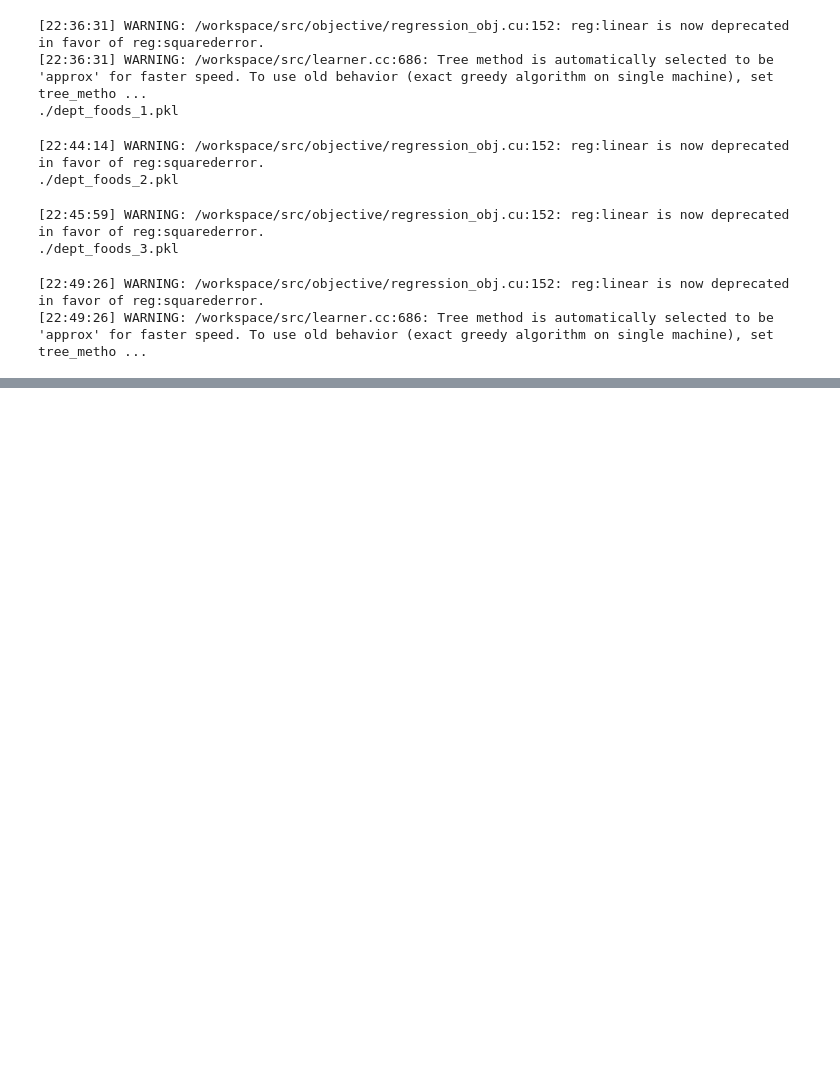
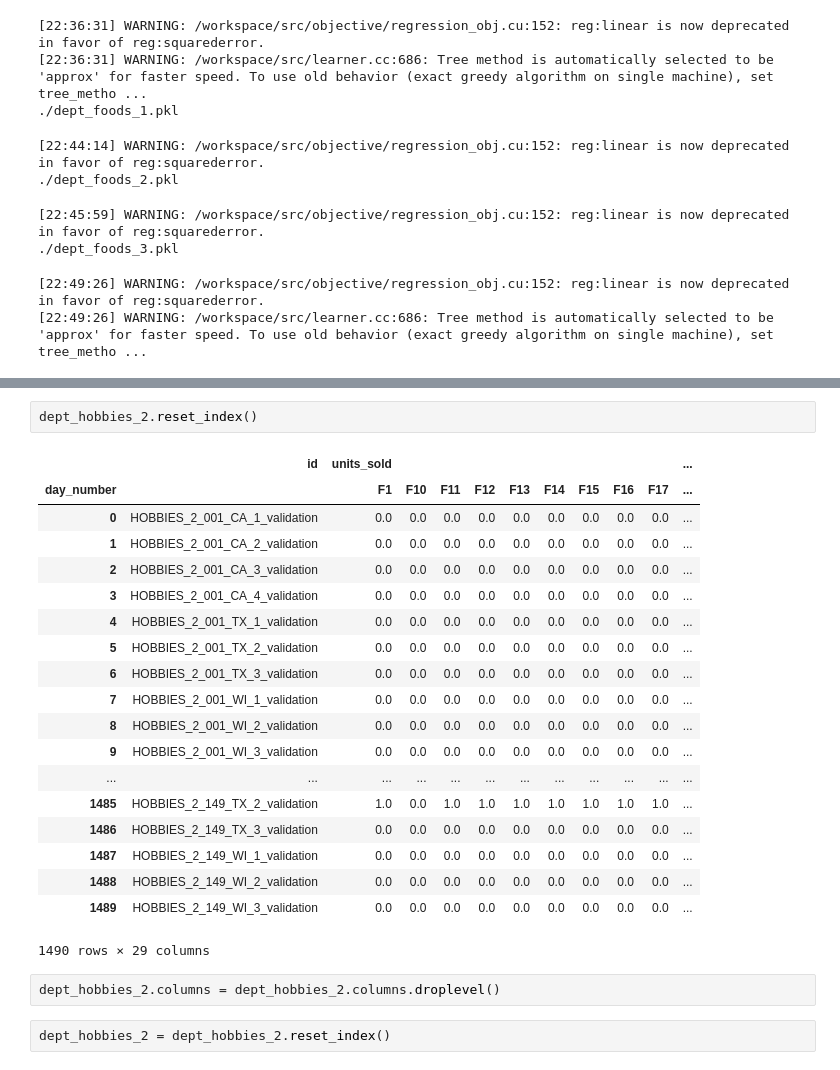
Before and after one commit to atabas/M5-Forecasting-Accuracy, a Jupyter notebook: 6-XGBoostDepartmentLevel.ipynb, the cells around one changed output, grey strips where cells are left out. Cells and saved outputs as stored; diff of their text form; blank space fills up the shorter version.

```diff
--- a/6-XGBoostDepartmentLevel.ipynb
+++ b/6-XGBoostDepartmentLevel.ipynb
@@ -99,0 +143,26 @@ array(['HOBBIES_2_001', 'HOBBIES_2_002', 'HOBBIES_2_003', ...,
+# %%
+dept_hobbies_2.reset_index()
+# %% [output]
+|  | id | units_sold |  |  |  |  |  |  |  |  | ... |
+| day_number |  | F1 | F10 | F11 | F12 | F13 | F14 | F15 | F16 | F17 | ... |
+| 0 | HOBBIES_2_001_CA_1_validation | 0.0 | 0.0 | 0.0 | 0.0 | 0.0 | 0.0 | 0.0 | 0.0 | 0.0 | ... |
+| 1 | HOBBIES_2_001_CA_2_validation | 0.0 | 0.0 | 0.0 | 0.0 | 0.0 | 0.0 | 0.0 | 0.0 | 0.0 | ... |
+| 2 | HOBBIES_2_001_CA_3_validation | 0.0 | 0.0 | 0.0 | 0.0 | 0.0 | 0.0 | 0.0 | 0.0 | 0.0 | ... |
+| 3 | HOBBIES_2_001_CA_4_validation | 0.0 | 0.0 | 0.0 | 0.0 | 0.0 | 0.0 | 0.0 | 0.0 | 0.0 | ... |
+| 4 | HOBBIES_2_001_TX_1_validation | 0.0 | 0.0 | 0.0 | 0.0 | 0.0 | 0.0 | 0.0 | 0.0 | 0.0 | ... |
+| 5 | HOBBIES_2_001_TX_2_validation | 0.0 | 0.0 | 0.0 | 0.0 | 0.0 | 0.0 | 0.0 | 0.0 | 0.0 | ... |
+| 6 | HOBBIES_2_001_TX_3_validation | 0.0 | 0.0 | 0.0 | 0.0 | 0.0 | 0.0 | 0.0 | 0.0 | 0.0 | ... |
+| 7 | HOBBIES_2_001_WI_1_validation | 0.0 | 0.0 | 0.0 | 0.0 | 0.0 | 0.0 | 0.0 | 0.0 | 0.0 | ... |
+| 8 | HOBBIES_2_001_WI_2_validation | 0.0 | 0.0 | 0.0 | 0.0 | 0.0 | 0.0 | 0.0 | 0.0 | 0.0 | ... |
+| 9 | HOBBIES_2_001_WI_3_validation | 0.0 | 0.0 | 0.0 | 0.0 | 0.0 | 0.0 | 0.0 | 0.0 | 0.0 | ... |
+| ... | ... | ... | ... | ... | ... | ... | ... | ... | ... | ... | ... |
+| 1485 | HOBBIES_2_149_TX_2_validation | 1.0 | 0.0 | 1.0 | 1.0 | 1.0 | 1.0 | 1.0 | 1.0 | 1.0 | ... |
+| 1486 | HOBBIES_2_149_TX_3_validation | 0.0 | 0.0 | 0.0 | 0.0 | 0.0 | 0.0 | 0.0 | 0.0 | 0.0 | ... |
+| 1487 | HOBBIES_2_149_WI_1_validation | 0.0 | 0.0 | 0.0 | 0.0 | 0.0 | 0.0 | 0.0 | 0.0 | 0.0 | ... |
+| 1488 | HOBBIES_2_149_WI_2_validation | 0.0 | 0.0 | 0.0 | 0.0 | 0.0 | 0.0 | 0.0 | 0.0 | 0.0 | ... |
+| 1489 | HOBBIES_2_149_WI_3_validation | 0.0 | 0.0 | 0.0 | 0.0 | 0.0 | 0.0 | 0.0 | 0.0 | 0.0 | ... |
+1490 rows × 29 columns
+# %%
+dept_hobbies_2.columns = dept_hobbies_2.columns.droplevel()
+# %%
+dept_hobbies_2 = dept_hobbies_2.reset_index()
```
Also changed, not shown: parts of 16 cells of this notebook.
